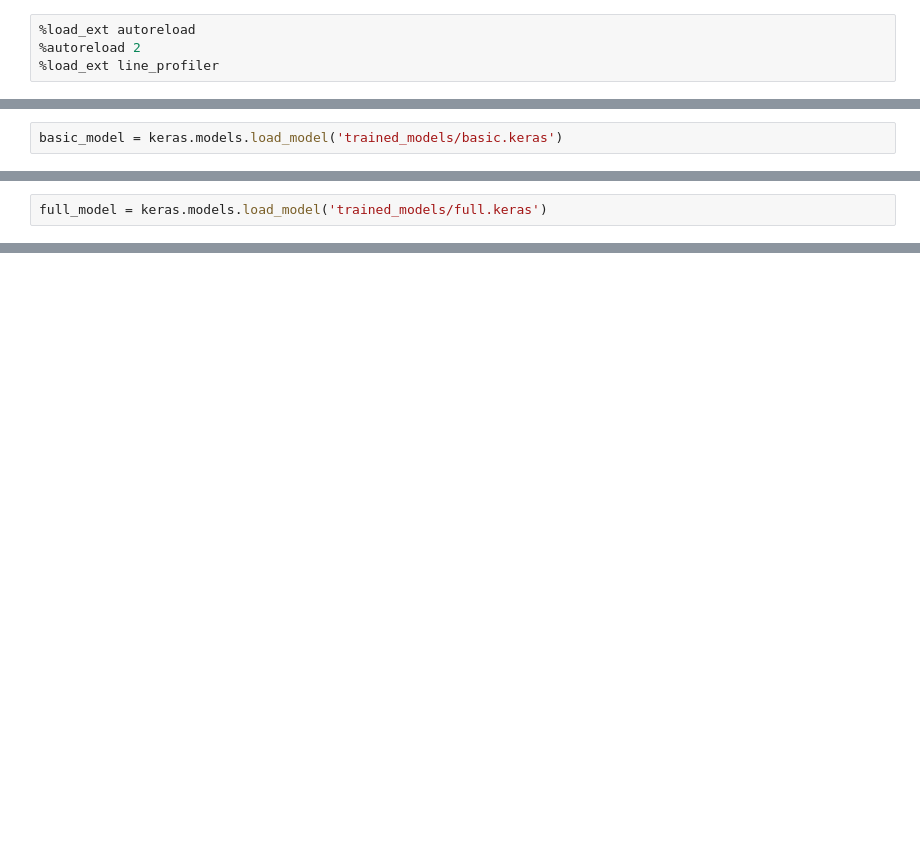
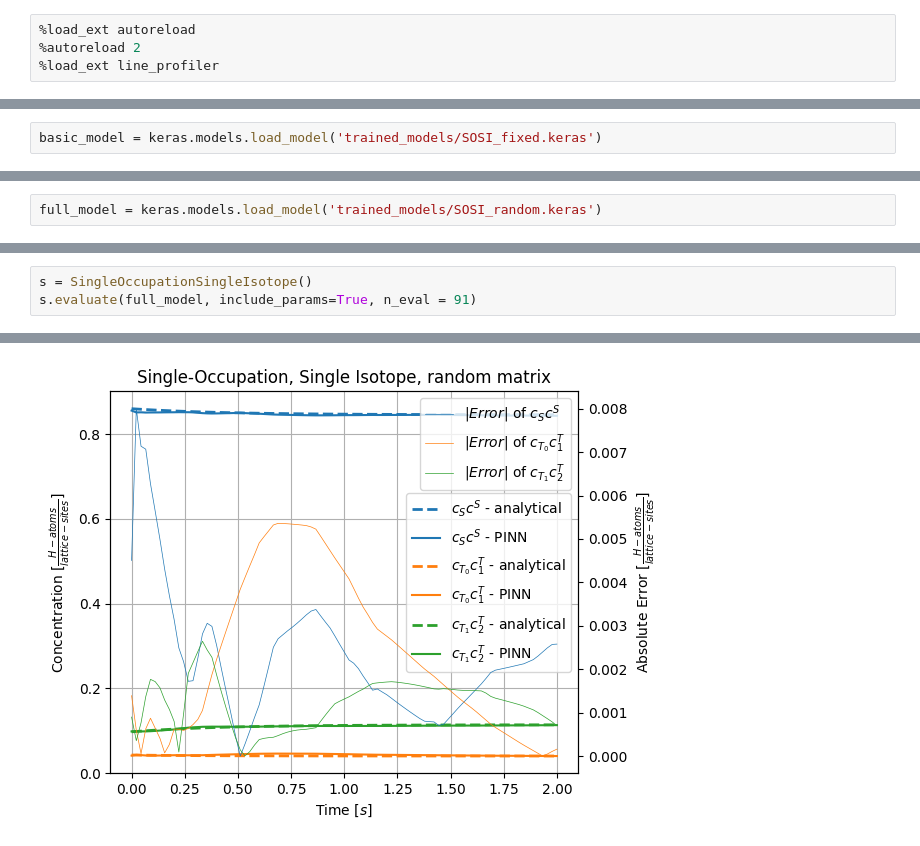
Before and after one commit to Davidxdydz/TrapDiffusion, a Jupyter notebook: Training.ipynb, the cells around one changed output, grey strips where cells are left out. Drawn from its saved outputs; the diff is of its cells as text; blank space fills up the shorter version.

```diff
--- a/Training.ipynb
+++ b/Training.ipynb
@@ -135,2 +84,2 @@ Epoch 20/20
 # %%
-basic_model = keras.models.load_model('trained_models/basic.keras')
+basic_model = keras.models.load_model('trained_models/SOSI_fixed.keras')
@@ -236,2 +163,2 @@ full_model.save('trained_models/full.keras')
 # %%
-full_model = keras.models.load_model('trained_models/full.keras')
+full_model = keras.models.load_model('trained_models/SOSI_random.keras')
@@ -269,0 +165,4 @@ plt.grid()
+# %%
+s = SingleOccupationSingleIsotope()
+s.evaluate(full_model, include_params=True, n_eval = 91)
+# %% [output]
@@ -269,0 +170 @@ plt.grid()
+[figure, added]
```
Also changed, not shown: parts of 21 cells of this notebook, 2 other files.
